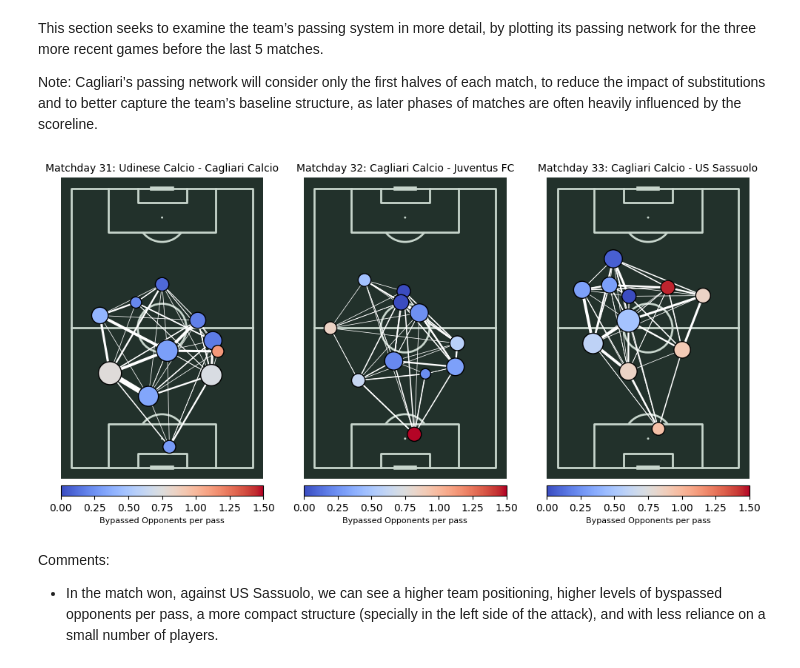
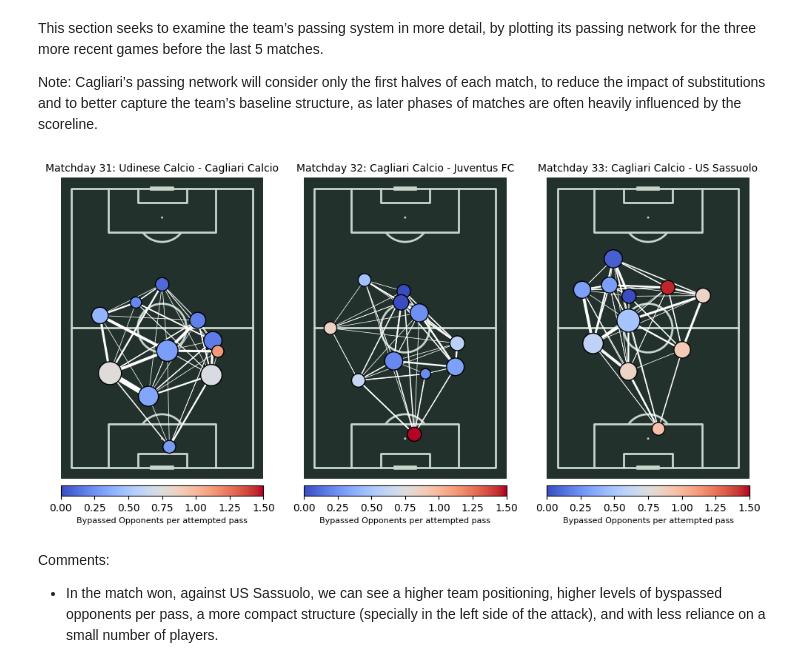
Before and after one commit to DZunigaO/Football-analytics, a Jupyter notebook: 01-cagliari-progression_analysis/final_project.ipynb, the cells around one changed output. Cells and saved outputs as stored; diff of their text form; code cells hidden in the pictures.

```diff
--- a/01-cagliari-progression_analysis/final_project.ipynb
+++ b/01-cagliari-progression_analysis/final_project.ipynb
@@ -655,7 +655,7 @@ Comments:
 # Game-level Analysis
 # %%
 # select games (3 previous to gameweek 34)
-games = [30,31,32]
+games = [30,32]
 n_games = len(games)
 # %% [markdown]
 ## Passing Network
@@ -728,7 +728,7 @@ df_passes['width'] = (df_passes['PASSES'] / df_passes['PASSES'].max() * MAX_LINE
 
 # Create pitch visual
 pitch = VerticalPitch(pitch_type='impect', pitch_color='#22312b', line_color='#c7d5cc')
-fig, axes = plt.subplots(nrows=1, ncols=3, figsize=(12, 6))
+fig, axes = plt.subplots(nrows=1, ncols=n_games, figsize=(12, 6))
 
 for i in range(n_games):
     # Filter game
@@ -749,35 +749,35 @@ for i in range(n_games):
     # Plotting passes between players (use filtered data)
     lines = pitch.lines(
         df_passes_i['passer_x'], df_passes_i['passer_y'],
         df_passes_i['receiver_x'], df_passes_i['receiver_y'],
         lw=df_passes_i['width'], ax=axes[i], color=color, alpha=1, zorder=1
     )
 
     # Plotting player avg positions (use filtered data)
     nodes = pitch.scatter(
         df_players_i['startAdjCoordinatesX'], df_players_i['startAdjCoordinatesY'],
         ax=axes[i],
         s=df_players_i['marker_size'],
         c=df_players_i['BYPASSED_OPPONENTS_PP'],
         cmap='coolwarm',
         edgecolors='black',
         vmin=0,
         vmax=1.5,
         linewidth=1,
         zorder=2
     )
 
     # Colorbar for bypassed opponents per pass
     cbar = plt.colorbar(nodes, ax=axes[i], fraction=0.03, pad=0.02, location='bottom')
-    cbar.set_label("Bypassed Opponents per pass", fontsize=8)
+    cbar.set_label("Bypassed Opponents per attempted pass", fontsize=8)
     axes[i].set_title(f'Matchday {df_players_i['fixture'].iloc[0]}', fontsize=10)
 
 #fig.suptitle(f'{team}: Passing Network', fontsize=14, y=0.98)
 #plt.tight_layout()
 plt.savefig('passing_networks.png')
 plt.show()
 # %% [output]
-[figure, old version]
+[figure, new version]
 # %% [markdown]
 Comments:
 
```
